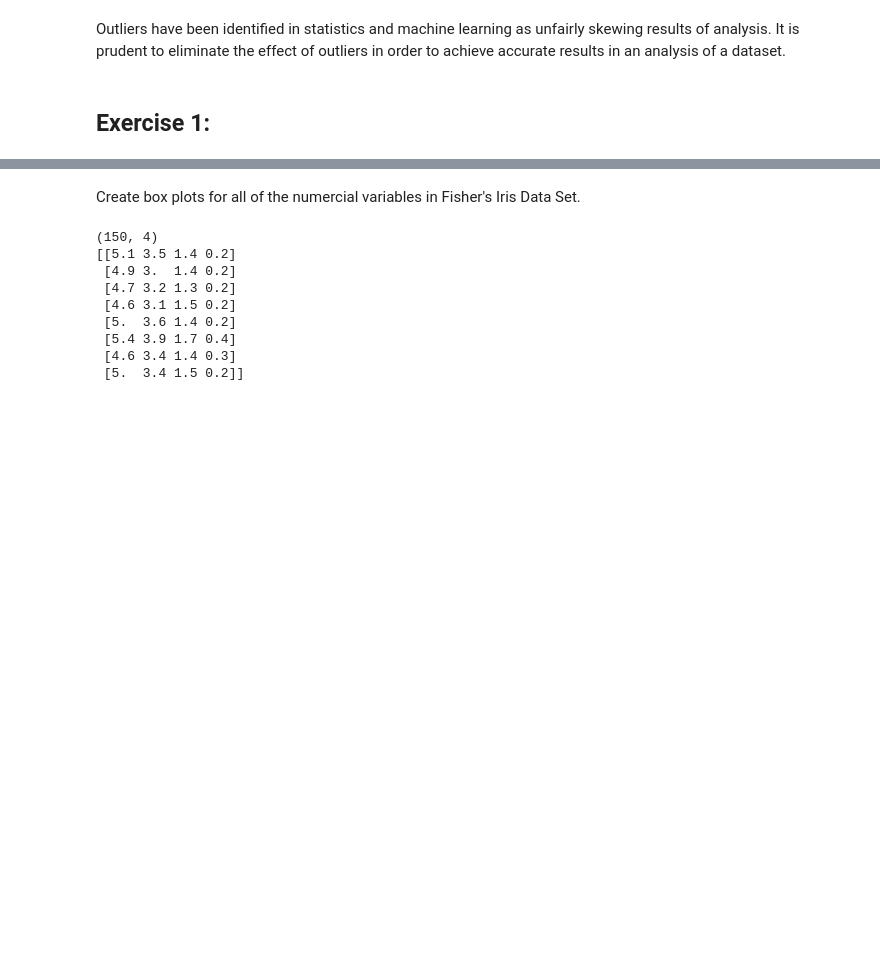
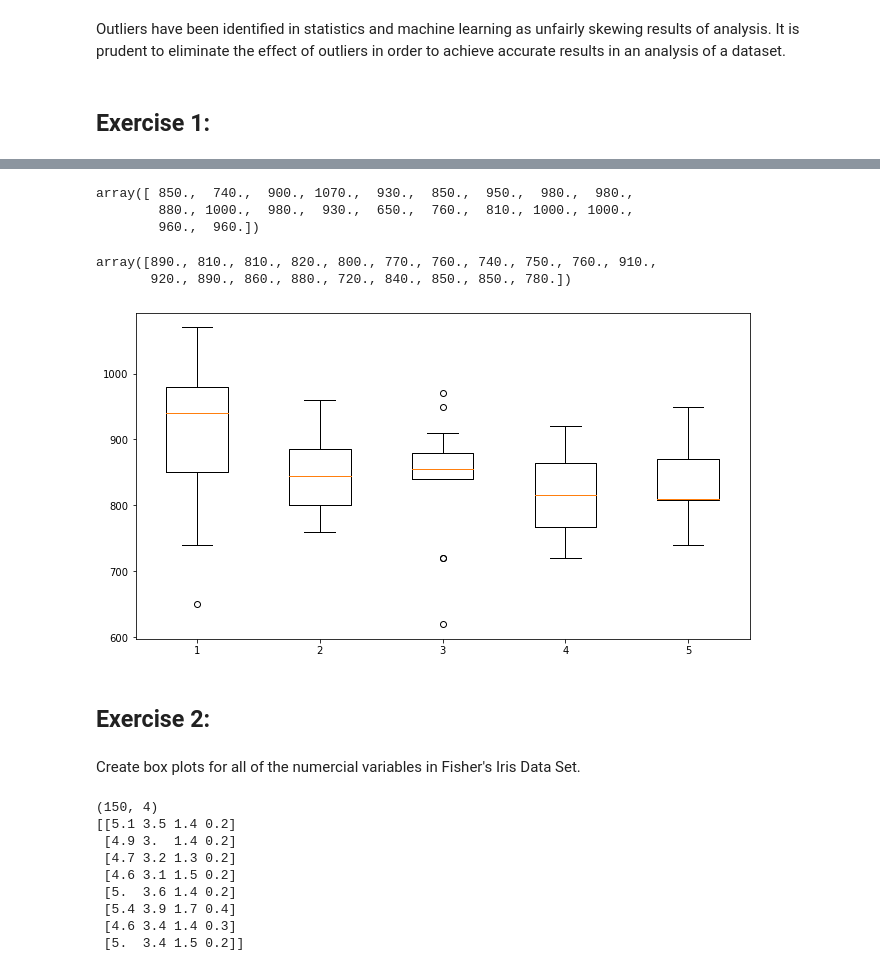
Before and after one commit to Ruairi8/FoDA-assessment, a Jupyter notebook: practicals/Topic4_Outliers.ipynb, the cells around one changed output, grey strips where cells are left out. Cells and saved outputs as stored; diff of their text form; code cells hidden in the pictures; blank space fills up the shorter version.

```diff
--- a/practicals/Topic4_Outliers.ipynb
+++ b/practicals/Topic4_Outliers.ipynb
@@ -9,0 +16,4 @@ Outliers have been identified in statistics and machine learning as unfairly ske
+# %%
+# Importing the morley data set:.
+data = np.genfromtxt('morley.csv', skip_header=1, delimiter=',')
+data
@@ -10,3 +38,25 @@ Outliers have been identified in statistics and machine learning as unfairly ske
+# %%
+# Select the data for the first experiment.
+exper_1 = data[:20, 2]
+exper_1
+# %% [output]
+array([ 850.,  740.,  900., 1070.,  930.,  850.,  950.,  980.,  980.,
+        880., 1000.,  980.,  930.,  650.,  760.,  810., 1000., 1000.,
+        960.,  960.])
+# %%
+exper_2, exper_3, exper_4, exper_5 = data[20:40, 2], data[40:60, 2], data[60:80, 2], data[80:100, 2]
+exper_4
+# %% [output]
+array([890., 810., 810., 820., 800., 770., 760., 740., 750., 760., 910.,
+       920., 890., 860., 880., 720., 840., 850., 850., 780.])
+# %%
+import matplotlib.pyplot as plt
+plt.rcParams["figure.figsize"] = (11,6)
+plt.boxplot(np.array([exper_1, exper_2, exper_3, exper_4, exper_5]).T);
+# %% [output]
+[figure, added]
+# %% [markdown]
+## Exercise 2:
 # %% [markdown]
 Create box plots for all of the numercial variables in Fisher's Iris Data Set.
 # %%
```
Also changed, not shown: parts of 7 cells of this notebook, 2 other files.
